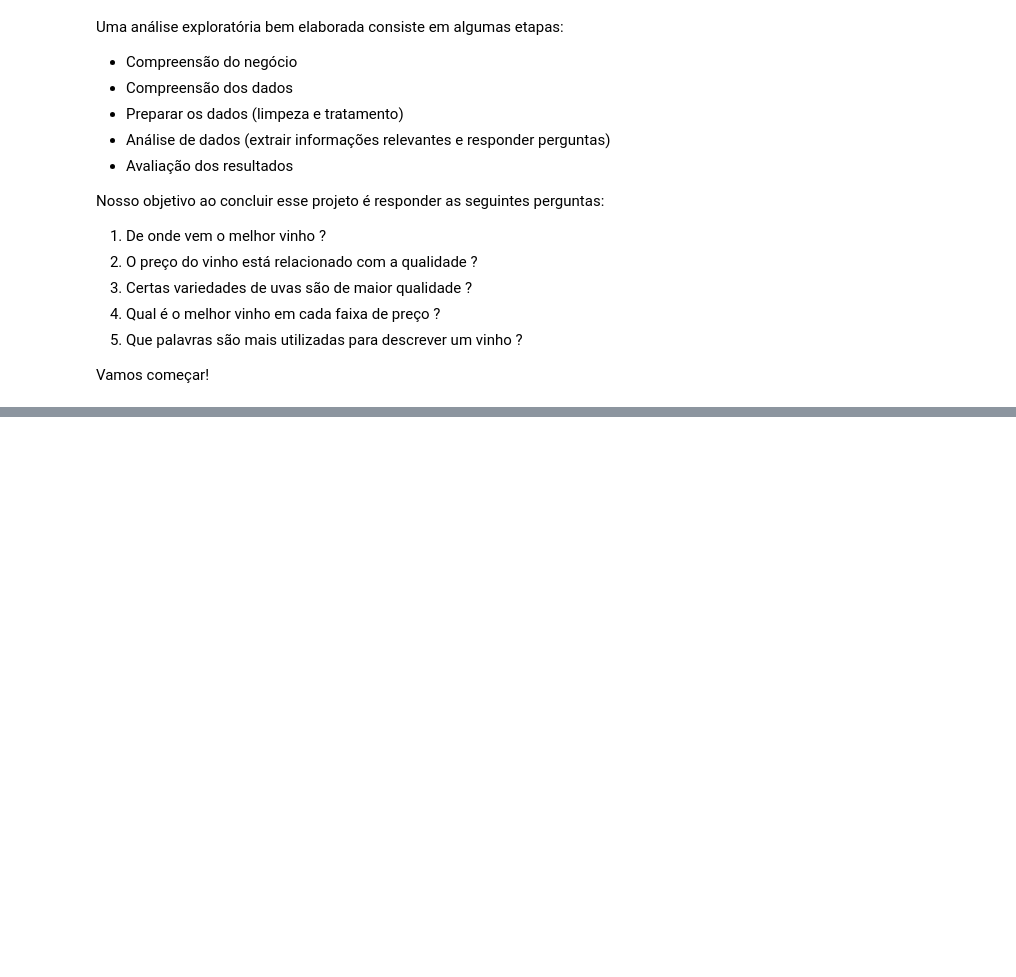
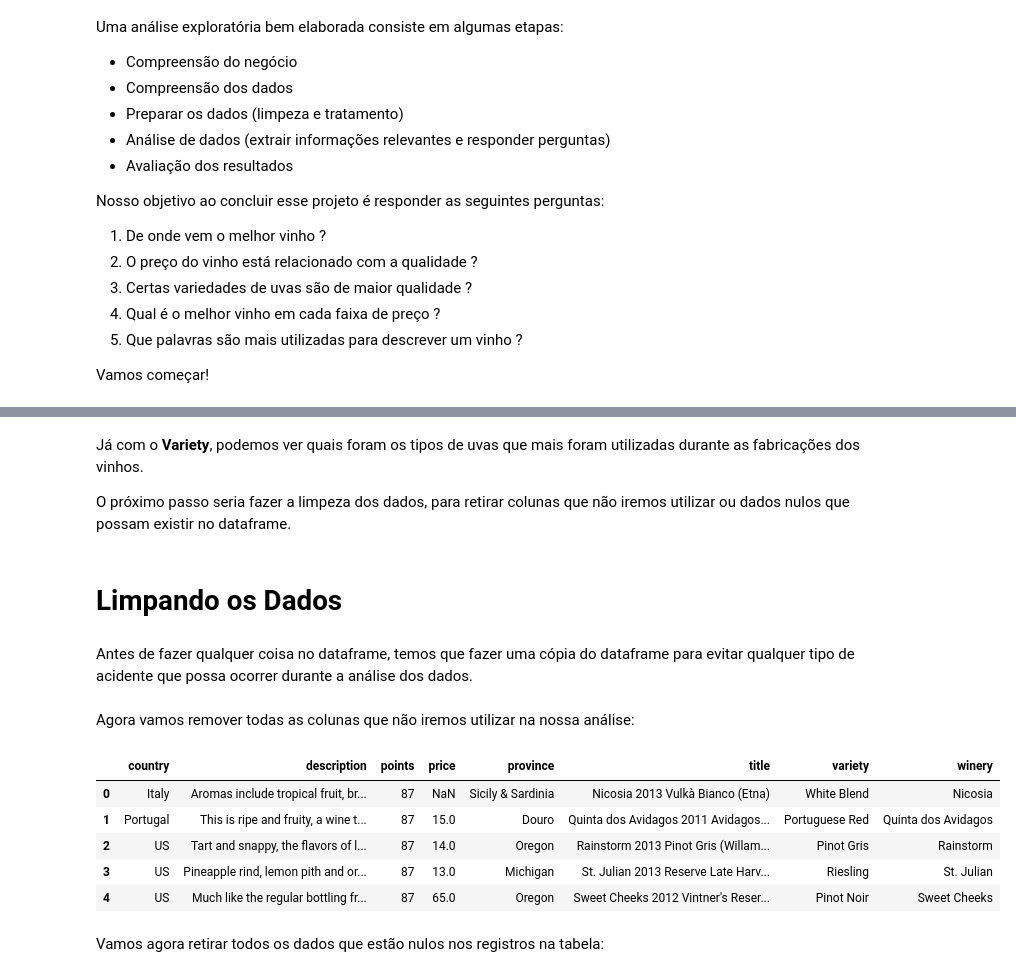
Before and after one commit to FTCLuis/Mineracao-de-Dados, a Jupyter notebook: Luis_Felipe_Laudacio.ipynb, the cells around one changed output, grey strips where cells are left out. Drawn from its saved outputs; the diff is of its cells as text; code cells hidden in the pictures; blank space fills up the shorter version.

```diff
--- a/Luis_Felipe_Laudacio.ipynb
+++ b/Luis_Felipe_Laudacio.ipynb
@@ -31,0 +173,25 @@ Vamos começar!
+# %% [markdown]
+Já com o **Variety**, podemos ver quais foram os tipos de uvas que mais foram utilizadas durante as fabricações dos vinhos.
+
+
+O próximo passo seria fazer a limpeza dos dados, para retirar colunas que não iremos utilizar ou dados nulos que possam existir no dataframe.
+# %% [markdown]
+# Limpando os Dados
+# %% [markdown]
+Antes de fazer qualquer coisa no dataframe, temos que fazer uma cópia do dataframe para evitar qualquer tipo de acidente que possa ocorrer durante a análise dos dados.
+# %%
+df1 = df.copy()
+# %% [markdown]
+Agora vamos remover todas as colunas que não iremos utilizar na nossa análise:
+# %%
+df1 = df1.drop(["Unnamed: 0", "designation", "region_1", "region_2", "taster_name", "taster_twitter_handle"], axis=1)
+df1.head()
+# %% [output]
+|  | country | description | points | price | province | title | variety | winery |
+| 0 | Italy | Aromas include tropical fruit, br... | 87 | NaN | Sicily & Sardinia | Nicosia 2013 Vulkà Bianco (Etna) | White Blend | Nicosia |
+| 1 | Portugal | This is ripe and fruity, a wine t... | 87 | 15.0 | Douro | Quinta dos Avidagos 2011 Avidagos... | Portuguese Red | Quinta dos Avidagos |
+| 2 | US | Tart and snappy, the flavors of l... | 87 | 14.0 | Oregon | Rainstorm 2013 Pinot Gris (Willam... | Pinot Gris | Rainstorm |
+| 3 | US | Pineapple rind, lemon pith and or... | 87 | 13.0 | Michigan | St. Julian 2013 Reserve Late Harv... | Riesling | St. Julian |
+| 4 | US | Much like the regular bottling fr... | 87 | 65.0 | Oregon | Sweet Cheeks 2012 Vintner's Reser... | Pinot Noir | Sweet Cheeks |
+# %% [markdown]
+Vamos agora retirar todos os dados que estão nulos nos registros na tabela:
```
Also changed, not shown: parts of 15 cells of this notebook.
